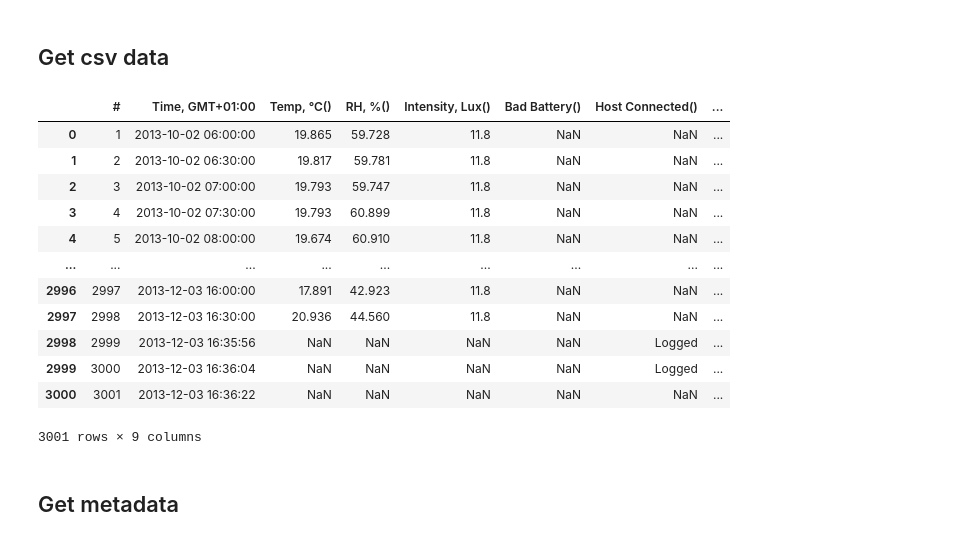
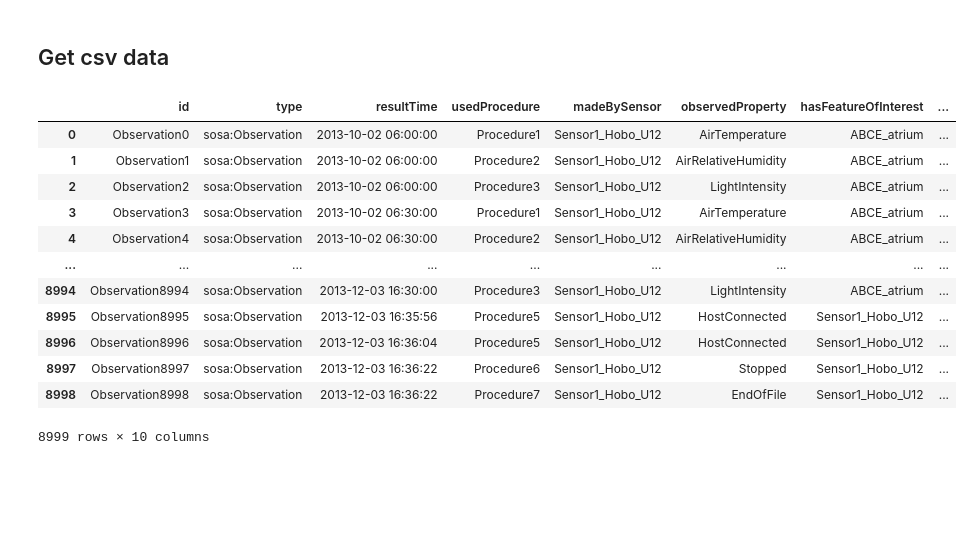
Before and after one commit to building-energy/ABCE_Open_Data_Project, a Jupyter notebook: datasets/Hobo_U12_sensor_data_v2/analysis_example.ipynb, the cells around one changed output. Drawn from its saved outputs; the diff is of its cells as text; code cells hidden in the pictures; blank space fills up the shorter version.

```diff
--- a/datasets/Hobo_U12_sensor_data_v2/analysis_example.ipynb
+++ b/datasets/Hobo_U12_sensor_data_v2/analysis_example.ipynb
@@ -11,24 +11,21 @@ import matplotlib.dates as mdates
 ## Get csv data
 # %%
 df=pd.read_csv(
-    'ABCE_atrium_U12.csv',
-    skiprows=1,  # skips the first row of the CSV file
-    parse_dates=[1]  # converts the values in Column 1 to pandas Timestamp values
+    'observation.csv',
+    parse_dates=['resultTime']  # converts the values in Column 'resultTime' to pandas Timestamp values
 )
 df
 # %% [output]
-|  | # | Time, GMT+01:00 | Temp, °C() | RH, %() | Intensity, Lux() | Bad Battery() | Host Connected() | ... |
-| 0 | 1 | 2013-10-02 06:00:00 | 19.865 | 59.728 | 11.8 | NaN | NaN | ... |
-| 1 | 2 | 2013-10-02 06:30:00 | 19.817 | 59.781 | 11.8 | NaN | NaN | ... |
-| 2 | 3 | 2013-10-02 07:00:00 | 19.793 | 59.747 | 11.8 | NaN | NaN | ... |
-| 3 | 4 | 2013-10-02 07:30:00 | 19.793 | 60.899 | 11.8 | NaN | NaN | ... |
-| 4 | 5 | 2013-10-02 08:00:00 | 19.674 | 60.910 | 11.8 | NaN | NaN | ... |
+|  | id | type | resultTime | usedProcedure | madeBySensor | observedProperty | hasFeatureOfInterest | ... |
+| 0 | Observation0 | sosa:Observation | 2013-10-02 06:00:00 | Procedure1 | Sensor1_Hobo_U12 | AirTemperature | ABCE_atrium | ... |
+| 1 | Observation1 | sosa:Observation | 2013-10-02 06:00:00 | Procedure2 | Sensor1_Hobo_U12 | AirRelativeHumidity | ABCE_atrium | ... |
+| 2 | Observation2 | sosa:Observation | 2013-10-02 06:00:00 | Procedure3 | Sensor1_Hobo_U12 | LightIntensity | ABCE_atrium | ... |
+| 3 | Observation3 | sosa:Observation | 2013-10-02 06:30:00 | Procedure1 | Sensor1_Hobo_U12 | AirTemperature | ABCE_atrium | ... |
+| 4 | Observation4 | sosa:Observation | 2013-10-02 06:30:00 | Procedure2 | Sensor1_Hobo_U12 | AirRelativeHumidity | ABCE_atrium | ... |
 | ... | ... | ... | ... | ... | ... | ... | ... | ... |
-| 2996 | 2997 | 2013-12-03 16:00:00 | 17.891 | 42.923 | 11.8 | NaN | NaN | ... |
-| 2997 | 2998 | 2013-12-03 16:30:00 | 20.936 | 44.560 | 11.8 | NaN | NaN | ... |
-| 2998 | 2999 | 2013-12-03 16:35:56 | NaN | NaN | NaN | NaN | Logged | ... |
-| 2999 | 3000 | 2013-12-03 16:36:04 | NaN | NaN | NaN | NaN | Logged | ... |
-| 3000 | 3001 | 2013-12-03 16:36:22 | NaN | NaN | NaN | NaN | NaN | ... |
+| 8994 | Observation8994 | sosa:Observation | 2013-12-03 16:30:00 | Procedure3 | Sensor1_Hobo_U12 | LightIntensity | ABCE_atrium | ... |
+| 8995 | Observation8995 | sosa:Observation | 2013-12-03 16:35:56 | Procedure5 | Sensor1_Hobo_U12 | HostConnected | Sensor1_Hobo_U12 | ... |
+| 8996 | Observation8996 | sosa:Observation | 2013-12-03 16:36:04 | Procedure5 | Sensor1_Hobo_U12 | HostConnected | Sensor1_Hobo_U12 | ... |
+| 8997 | Observation8997 | sosa:Observation | 2013-12-03 16:36:22 | Procedure6 | Sensor1_Hobo_U12 | Stopped | Sensor1_Hobo_U12 | ... |
+| 8998 | Observation8998 | sosa:Observation | 2013-12-03 16:36:22 | Procedure7 | Sensor1_Hobo_U12 | EndOfFile | Sensor1_Hobo_U12 | ... |
-3001 rows × 9 columns
+8999 rows × 10 columns
-# %% [markdown]
-## Get metadata
```
Also changed, not shown: parts of 7 cells of this notebook.
